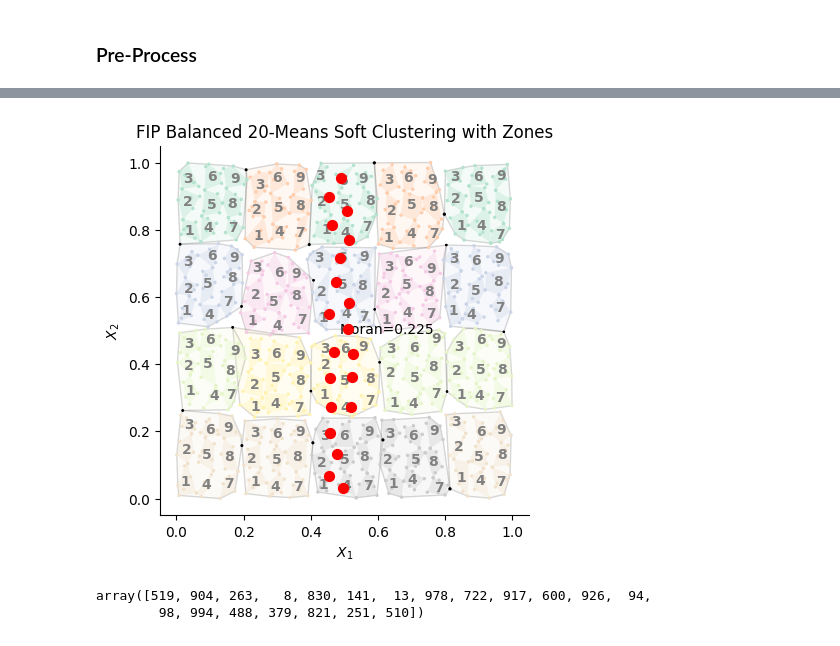
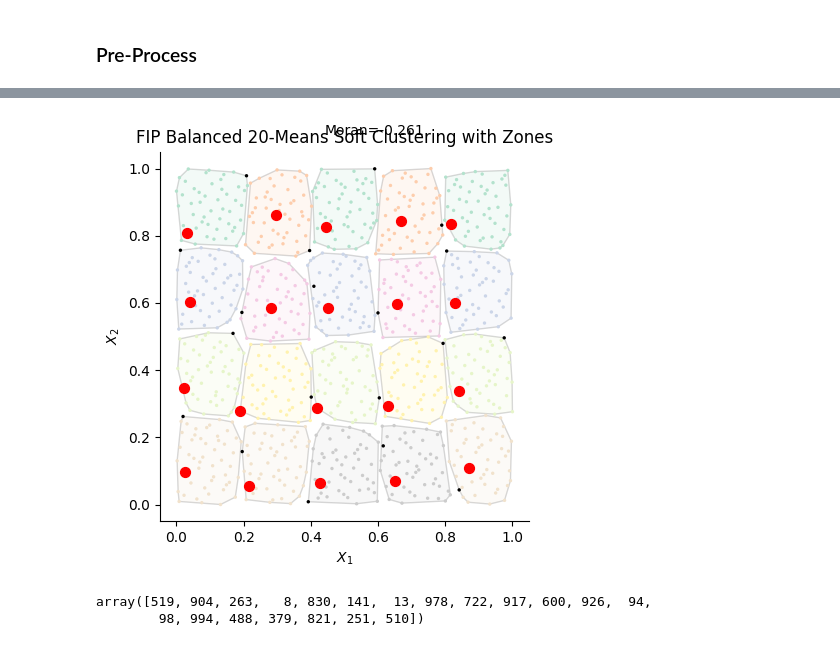
Before and after one commit to mehdimhb/graphical-sampling, a Jupyter notebook: simulations/jupyters/sampling.ipynb, the cells around one changed output, grey strips where cells are left out. Cells and saved outputs as stored; diff of their text form; code cells hidden in the pictures.

```diff
--- a/simulations/jupyters/sampling.ipynb
+++ b/simulations/jupyters/sampling.ipynb
@@ -73,12 +73,12 @@ def popus(n):
         ####################################
     return(dfs)
 # %%
-popu = 'df_regular'
+popu = 'df_aggregated'
 ep_or_up = 'pik_ep'
 n = 20
-num_zones_cluster = [9]
-num_zones_sweep = [(3, 3)]
-num_splits = [4]
+num_zones_cluster = [1, 2, 4, 6, 9]
+num_zones_sweep = [(4, 4)]
+num_splits = [1]
 # %% [markdown]
 ### Random Population and Parameters
 # %%
@@ -101,6 +128,8 @@ df_regular
 # %%
 fbn.fit(pop)
-fbn.fit_zones(num_zones=(3, 3), mode='sweep_xy')
+fbn.fit_zones(num_zones=(1, 1), mode='sweep_xy')
+fbn.fit_zones(num_zones=3, mode='sweep_xy')
+
 fbn.plot(mode='soft')
 # %% [output]
 <Axes: title={'center': 'FIP Balanced 20-Means Soft Clustering with Zones'}, xlabel='$X_1$', ylabel='$X_2$'>
@@ -115,16 +144,17 @@ point_strategies = [
     'spiral', None,
     'lexico_xy', 'projection',
 ]
-# point_strategies=['spiral']
+point_strategies=['spiral']
 zone_strategies = [
       'lexico_yx', 'dist_from_origin',
     'spiral', None,
     'lexico_xy', 'projection'
 ]
-# zone_strategies = ['spiral']
+zone_strategies = ['spiral']
 zone_modes = [
     'cluster',
-    'sweep_xy', 'sweep_yx'
+    # 'sweep_xy',
+    # 'sweep_yx'
 ]
 # zone_modes = ['cluster']
 
@@ -132,6 +162,7 @@ track = []
 
 num_designs = len(point_strategies) * len(zone_strategies) * len(zone_modes) * len(num_splits)
 min_moran = 0
+print(list_of_num_zones)
 for _ in range(1):
 
     for point_strategy, zone_strategy, zone_mode, num_split in tqdm(
@@ -164,8 +195,11 @@ for _ in range(1):
 
                 initial_designs.append(design)
                 moran = design.moran[0]
+                print("----------------------------------")
+                print(moran)
+                print(point_strategy, zone_strategy, zone_mode, num_zones, num_split)
                 if moran<min_moran:
-                    print(point_strategy, zone_strategy, zone_mode, num_split)
+                    print(point_strategy, zone_strategy, zone_mode, num_zones, num_split)
                     print(moran)
 
                     min_moran = moran
@@ -207,36 +239,36 @@ initial_moran, initial_design, zs, ps, zm, nz = z[0]
 # %%
 import matplotlib.pyplot as plt
 from graphical_sampling.index import Moran
 
 criteria = gs.criteria.MoranCriteria()
 gbfs = gs.search.GreedyBestFirstSearch([initial_design], criteria)
 
 fig, ax = plt.subplots()
 
 # background
 fbn.plot(mode='soft', ax=ax)
 
 # draw ONE sample
 sample = gbfs.best_design.sample(1)   # shape (1, n)
 # sample = np.array([[518, 903, 262,   7, 829, 140,  12, 977, 721, 916, 599, 925,  93, 97, 993, 487, 378, 820, 250, 509]])
-sample = np.array([[ 46,  94, 302, 318, 353, 366, 430, 449, 542, 558, 673, 686, 702,
-        705, 766, 814, 833, 897, 926, 929]])-1
+# sample = np.array([[ 46,  94, 302, 318, 353, 366, 430, 449, 542, 558, 673, 686, 702,
+#         705, 766, 814, 833, 897, 926, 929]])-1
 coords = gbfs.best_design.pop.coords
 
 # compute Moran
 moran_index = Moran(gbfs.best_design.pop)
 score = moran_index.score(sample)[0]
 
 # plot sampled units
 s = sample[0]
 ax.scatter(coords[s,0], coords[s,1], color="red", s=50, zorder=10)
 
 # label Moran value at sample centroid
 x, y = coords[s].mean(axis=0)
-ax.text(x, y, f"Moran={score:.3f}", fontsize=10)
+ax.text(x, 1.1, f"Moran={score:.3f}", fontsize=10)
 plt.show()
 # %% [output]
-[figure, old version]
+[figure, new version]
 # %%
 sample = np.array([518, 903, 262,   7, 829, 140,  12, 977, 721, 916, 599, 925,  93,
          97, 993, 487, 378, 820, 250, 509])+1
```
Also changed, not shown: parts of 4 cells of this notebook, 4 other files.
